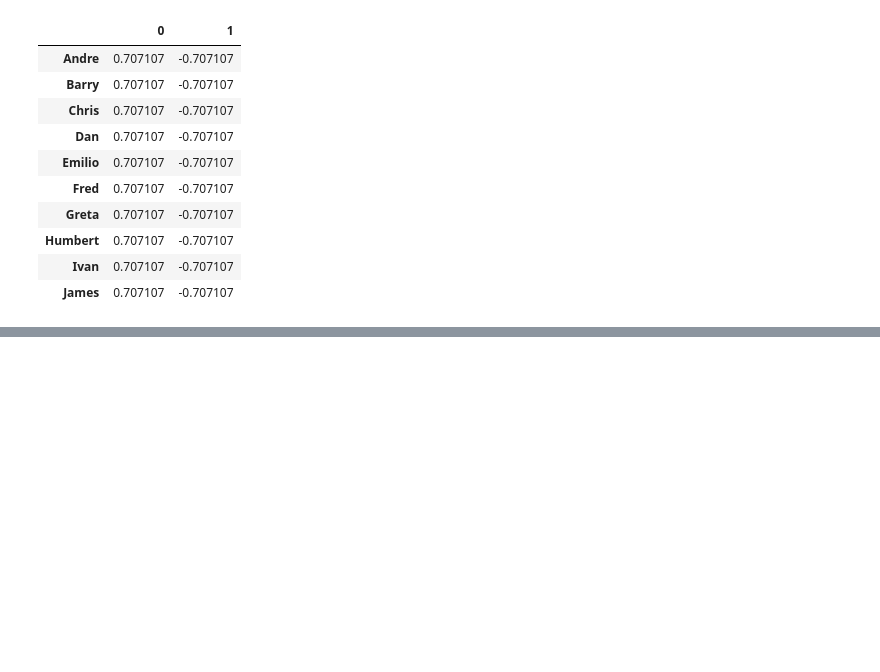
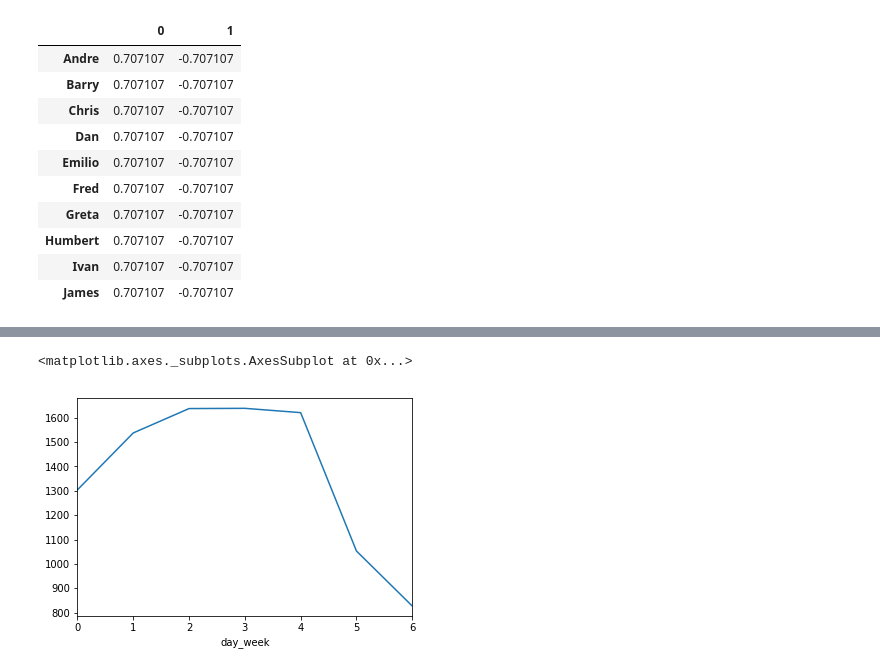
Before and after one commit to Hamifthi/Data-Analysis, a Jupyter notebook: Lesson 3/lesson-3.ipynb, the cells around one changed output, grey strips where cells are left out. Drawn from its saved outputs; the diff is of its cells as text; code cells hidden in the pictures; blank space fills up the shorter version.

```diff
--- a/Lesson 3/lesson-3.ipynb
+++ b/Lesson 3/lesson-3.ipynb
@@ -272,0 +310,6 @@ mean_df.div(grades_df.std(axis = 1), axis = 0)
+# %%
+ridership_per_day = subway_df.groupby(['day_week']).mean()['EXITSn_hourly']
+ridership_per_day.plot()
+# %% [output]
+<matplotlib.axes._subplots.AxesSubplot at 0x...>
+[figure, added]
```
Also changed, not shown: parts of 3 cells of this notebook.
